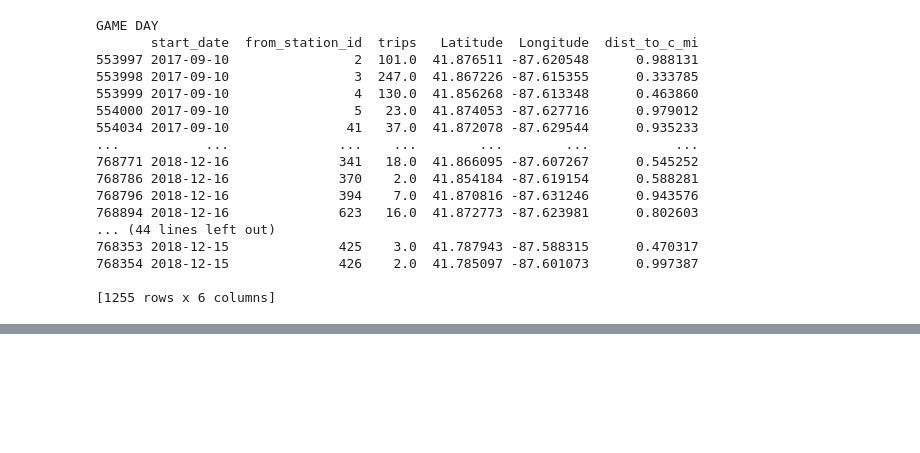
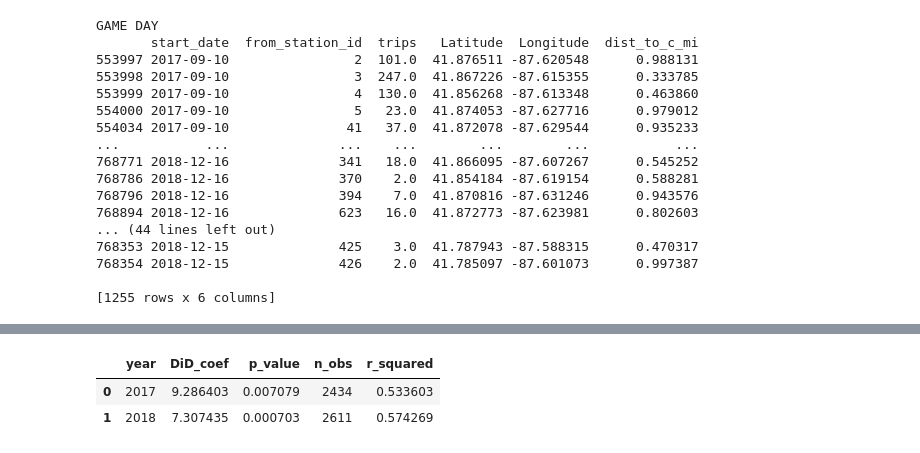
Before and after one commit to sophiazhaoo/Intro-to-Econometrics-Final-Project, a Jupyter notebook: Final_Project_Code.ipynb, the cells around one changed output, grey strips where cells are left out. Saved outputs shown, nothing was run; the diff lists cells and outputs as text; code cells hidden in the pictures; blank space fills up the shorter version.

```diff
--- a/Final_Project_Code.ipynb
+++ b/Final_Project_Code.ipynb
@@ -233,16 +266,21 @@ combined["year"]       = combined["start_date"].dt.year
 # %%
-# ── 1b. Filter to study window (2017–2018 only) ─────────────
-#    Critical: the full dataset spans 2013–2019. Keeping all
-#    years dilutes the 15 game-day dates across 7 years of
-#    non-game data and kills statistical power.
+# ============================================================
+# 1. Fixed Effects DiD — Main Result with Jackson Park Control
+# ============================================================
 
-df = combined[combined["year"].isin([2017, 2018])].copy()
+combined_fe = add_time_vars(combined)
+
+df = combined_fe[combined_fe["year"].isin([2017, 2018])].copy()
 
 print(f"Study window rows : {len(df):,}")
 print(f"Game-day rows     : {df['game_day'].sum():,}")
 print(f"Treated rows      : {df['treated'].sum():,}")
-print(f"DiD (interaction) : {df['DiD'].sum():,}")
-print()
+print(f"DiD rows          : {df['DiD'].sum():,}")
+
+m1, m2, m3 = run_three_specs(
+    df,
+    title="Main DiD: Soldier Field vs. Jackson Park, 2017–2018"
+)
 # %% [output]
 Study window rows : 5,045
 Game-day rows     : 426
@@ -273,0 +515,29 @@ m3 = smf.ols(
+# %%
+# ============================================================
+# 5. Year-by-Year Estimates
+# ============================================================
+
+year_results = []
+
+for yr in [2017, 2018]:
+    df_y = df[df["year"] == yr].copy()
+
+    model_y = smf.ols(
+        "trips ~ game_day + DiD + C(from_station_id) + C(dow) + C(month)",
+        data=df_y
+    ).fit(cov_type="HC3")
+
+    year_results.append({
+        "year": yr,
+        "DiD_coef": model_y.params["DiD"],
+        "p_value": model_y.pvalues["DiD"],
+        "n_obs": int(model_y.nobs),
+        "r_squared": model_y.rsquared
+    })
+
+year_summary = pd.DataFrame(year_results)
+year_summary
+# %% [output]
+|  | year | DiD_coef | p_value | n_obs | r_squared |
+| 0 | 2017 | 9.286403 | 0.007079 | 2434 | 0.533603 |
+| 1 | 2018 | 7.307435 | 0.000703 | 2611 | 0.574269 |
```
Also changed, not shown: parts of 9 cells of this notebook.
